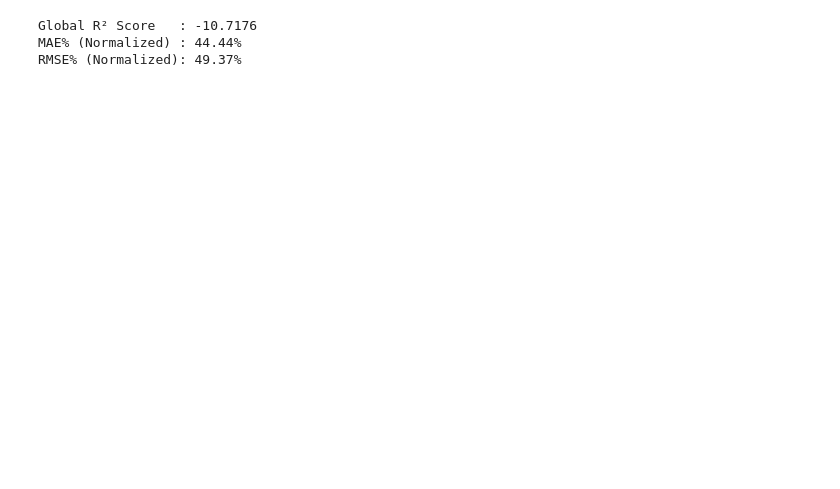
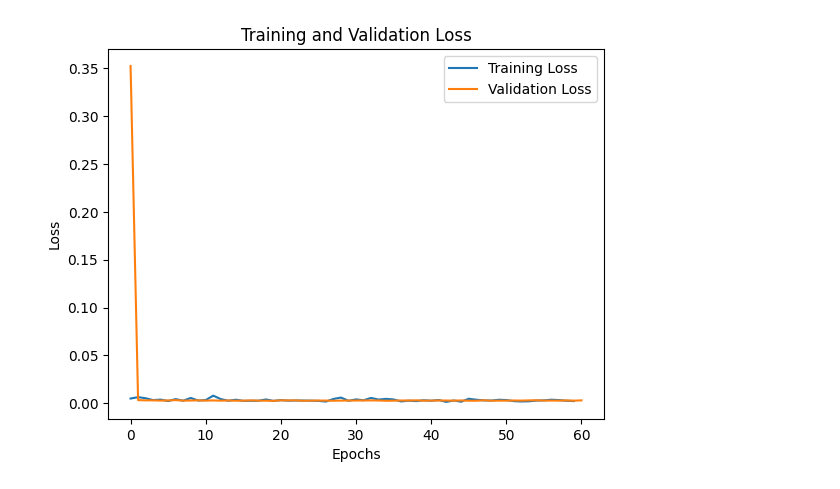
Before and after one commit to lucchinaluca/LLM-tool-calling-VIA-MCP-using-PM2.5-forecasting-model-as-tool, a Jupyter notebook: 4.darts.ipynb, the cells around one changed output. Saved outputs shown, nothing was run; the diff lists cells and outputs as text; code cells hidden in the pictures; blank space fills up the shorter version.

Commit message:
darts implemehtation lstm md results

```diff
--- a/4.darts.ipynb
+++ b/4.darts.ipynb
@@ -47 +69,20 @@ train_series, val_series = series.split_before(pd.Timestamp("2025-01-01 00:00:00
+# %%
+from pytorch_lightning.callbacks import Callback
+
+class SimpleLossTracker(Callback):
+    def __init__(self):
+        self.train_losses = []
+        self.val_losses = []
+
+    def on_train_epoch_end(self, trainer, pl_module):
+        train_loss = trainer.callback_metrics.get("train_loss")
+        if train_loss is not None:
+            self.train_losses.append(train_loss.item())
+
+    def on_validation_epoch_end(self, trainer, pl_module):
+        val_loss = trainer.callback_metrics.get("val_loss")
+        if val_loss is not None:
+            self.val_losses.append(val_loss.item())
+
+loss_tracker = SimpleLossTracker()
 # %%
@@ -124,28 +131,10 @@ LOCAL_RANK: 0 - CUDA_VISIBLE_DEVICES: [0,1]
-# %%
-from darts.metrics import mae, rmse, r2_score
-
-mae_values, rmse_values, r2_values = [], [], []
-actual_means = []
-
-for target, forecast in zip(true_targets, true_forecasts):
-    mae_values.append(mae(target, forecast))
-    rmse_values.append(rmse(target, forecast))
-    r2_values.append(r2_score(target, forecast))
-
-    actual_means.append(target.univariate_values().mean())
-
-global_mae = np.mean(mae_values)
-global_rmse = np.mean(rmse_values)
-global_r2 = np.mean(r2_values)
-global_mean_baseline = np.mean(actual_means)
-
-mae_percentage = (global_mae / global_mean_baseline) * 100
-rmse_percentage = (global_rmse / global_mean_baseline) * 100
-
-print(f"Global R² Score   : {global_r2:.4f}")
-print(f"MAE% (Normalized) : {mae_percentage:.2f}%")
-print(f"RMSE% (Normalized): {rmse_percentage:.2f}%")
-# %% [output]
-Global R² Score   : -10.7176
-MAE% (Normalized) : 44.44%
-RMSE% (Normalized): 49.37%
+# %%
+plt.plot(loss_tracker.train_losses, label='Training Loss')
+plt.plot(loss_tracker.val_losses, label='Validation Loss')
+plt.title('Training and Validation Loss')
+plt.xlabel('Epochs')
+plt.ylabel('Loss')
+plt.legend(loc='best')
+plt.show()
+# %% [output]
+[figure, added]
```
Also changed, not shown: parts of 8 cells of this notebook, 2 other files.
